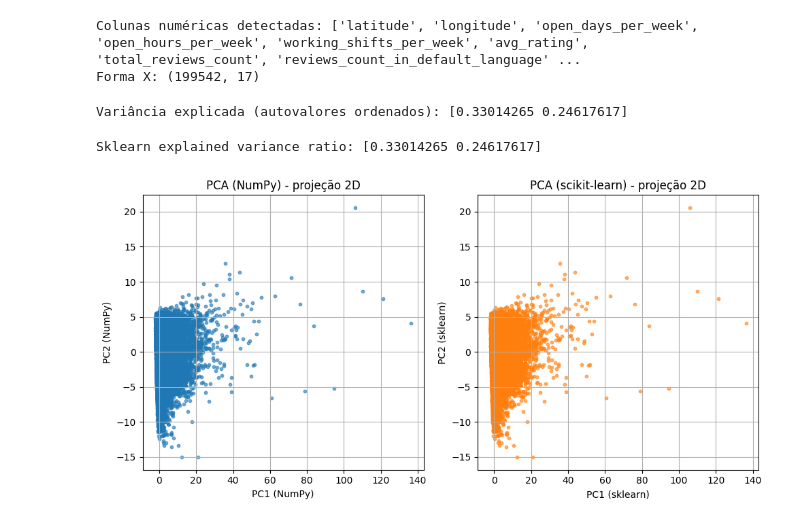
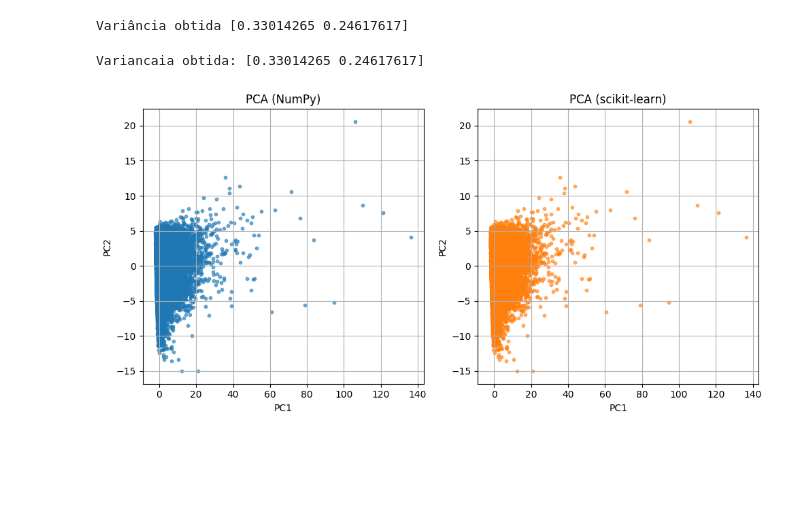
Before and after one commit to thiagorovari/Projeto2_CienciasDeDados, a Jupyter notebook: notebook1.ipynb, the cells around one changed output. Drawn from its saved outputs; the diff is of its cells as text; code cells hidden in the pictures; blank space fills up the shorter version.

Commit message:
Ajustes finais

```diff
--- a/notebook1.ipynb
+++ b/notebook1.ipynb
@@ -5,74 +5,61 @@ import matplotlib.pyplot as plt
 from sklearn.preprocessing import StandardScaler
 from sklearn.decomposition import PCA as SKPCA
 # %%
-# Ajuste o caminho de arquivo conforme seu dataset
 df = pd.read_csv('data/tripadvisor_european_restaurants.csv')
 
-# Selecionar automaticamente apenas colunas numéricas de interesse
 numeric_cols = df.select_dtypes(include=[np.number]).columns.tolist()
-print("Colunas numéricas detectadas:", numeric_cols)
 
-# Se preferir, você pode especificar manualmente:
-# numeric_cols = ['avg_rating','open_days_per_week','open_hours_per_week','price_level']
-
-# Remover linhas incompletas nessas colunas
 df_num = df[numeric_cols].dropna()
 X = df_num.values
-print("Forma X:", X.shape)
 
-# --- 2) Padronizar os dados (muito importante antes do PCA) ---------------
+#Padronizar os dados
 scaler = StandardScaler()
 X_std = scaler.fit_transform(X)
-# %% [output]
-Colunas numéricas detectadas: ['latitude', 'longitude', 'open_days_per_week', 'open_hours_per_week', 'working_shifts_per_week', 'avg_rating', 'total_reviews_count', 'reviews_count_in_default_language' ...
-Forma X: (199542, 17)
 # %%
-# --- 3) PCA via NumPy (passos conforme aula) ------------------------------
-# (a) matriz de covariância
-cov = np.cov(X_std.T)                   # covariância das features
-# (b) autovalores e autovetores
+#PCA NumPy
+cov = np.cov(X_std.T)
+
 eig_vals, eig_vecs = np.linalg.eig(cov)
-# (c) ordenar por autovalores decrescentes
+
 idx = np.argsort(eig_vals)[::-1]
 eig_vals_ord = eig_vals[idx]
 eig_vecs_ord = eig_vecs[:, idx]
-# (d) escolher k componentes, aqui 2 para visualização
+
 k = 2
 components = eig_vecs_ord[:, :k]
-# (e) projetar os dados
+
 proj_numpy = X_std.dot(components)
 
-# Variância explicada
 explained_var_ratio_numpy = eig_vals_ord / eig_vals_ord.sum()
-print("Variância explicada (autovalores ordenados):", explained_var_ratio_numpy[:k])
+print("Variância obtida", explained_var_ratio_numpy[:k])
 # %% [output]
-Variância explicada (autovalores ordenados): [0.33014265 0.24617617]
+Variância obtida [0.33014265 0.24617617]
-# %%
-# --- 4) PCA via scikit-learn (para comparação / validação) ----------------
-skpca = SKPCA(n_components=2)
-proj_sklearn = skpca.fit_transform(X_std)
-print("Sklearn explained variance ratio:", skpca.explained_variance_ratio_)
-# %% [output]
-Sklearn explained variance ratio: [0.33014265 0.24617617]
+# %%
+#PCA scikit-learn
+skpca = SKPCA(n_components=2)
+proj_sklearn = skpca.fit_transform(X_std)
+print("Variancaia obtida:", skpca.explained_variance_ratio_)
+# %% [output]
+Variancaia obtida: [0.33014265 0.24617617]
 # %%
-# --- 5) Visualização 2D ---------------------------------------------------
+#plot PCA
 plt.figure(figsize=(10,5))
 
 plt.subplot(1,2,1)
 plt.scatter(proj_numpy[:,0], proj_numpy[:,1], s=10, alpha=0.6)
-plt.title("PCA (NumPy) - projeção 2D")
-plt.xlabel("PC1 (NumPy)")
-plt.ylabel("PC2 (NumPy)")
+plt.title("PCA (NumPy)")
+plt.xlabel("PC1")
+plt.ylabel("PC2")
 plt.grid(True)
 
 plt.subplot(1,2,2)
 plt.scatter(proj_sklearn[:,0], proj_sklearn[:,1], s=10, alpha=0.6, c='tab:orange')
-plt.title("PCA (scikit-learn) - projeção 2D")
-plt.xlabel("PC1 (sklearn)")
-plt.ylabel("PC2 (sklearn)")
+plt.title("PCA (scikit-learn)")
+plt.xlabel("PC1")
+plt.ylabel("PC2")
 plt.grid(True)
 
 plt.tight_layout()
 plt.show()
 # %% [output]
-[figure, old version]
+[figure, new version]
```
Also changed, not shown: 2 other files.
